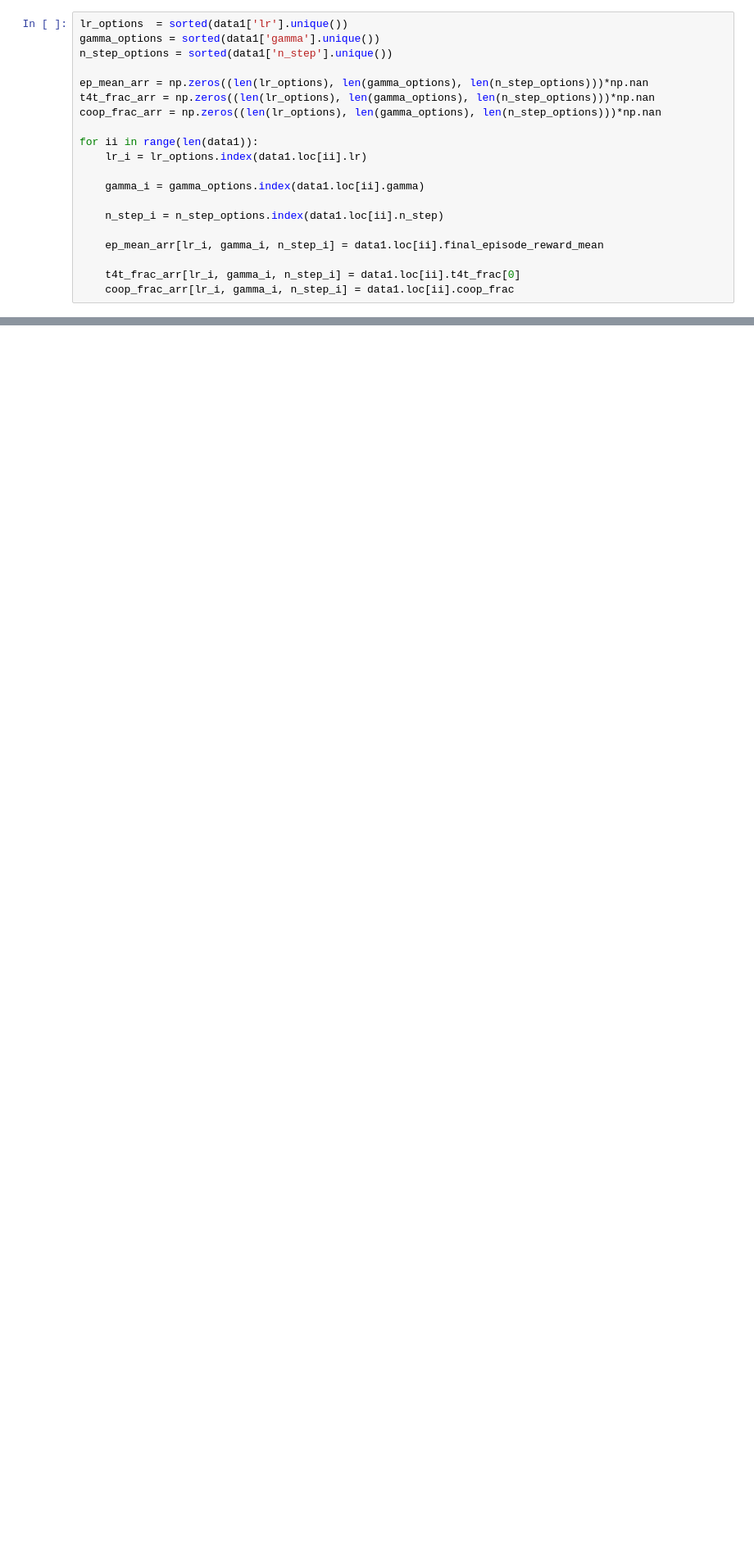
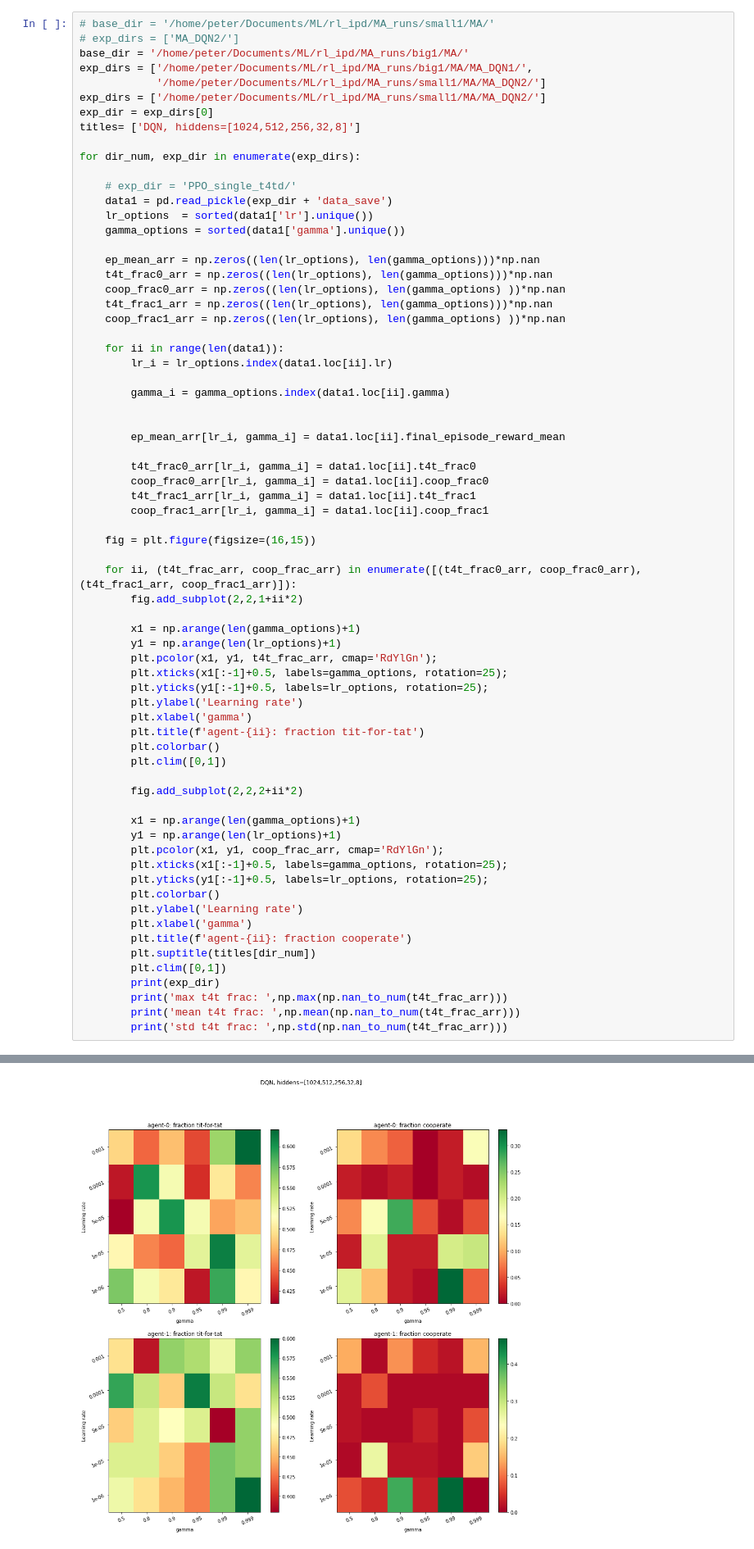
Before and after one commit to peterbarnettnz/rl-ipd, a Jupyter notebook: plot_data_multiagent.ipynb, the cells around one changed output, grey strips where cells are left out. Shown: that part at 82% size. Cells and saved outputs as stored; diff of their text form; blank space fills up the shorter version.

Commit message:
making plots nicer

```diff
--- a/plot_data_multiagent.ipynb
+++ b/plot_data_multiagent.ipynb
@@ -112,20 +13,70 @@ data1 = pd.read_pickle(base_dir + exp_dir + 'data_save')
-# %%
-lr_options  = sorted(data1['lr'].unique())
-gamma_options = sorted(data1['gamma'].unique())
-n_step_options = sorted(data1['n_step'].unique())
-
-ep_mean_arr = np.zeros((len(lr_options), len(gamma_options), len(n_step_options)))*np.nan
-t4t_frac_arr = np.zeros((len(lr_options), len(gamma_options), len(n_step_options)))*np.nan
-coop_frac_arr = np.zeros((len(lr_options), len(gamma_options), len(n_step_options)))*np.nan
-
-for ii in range(len(data1)):
-    lr_i = lr_options.index(data1.loc[ii].lr)
-
-    gamma_i = gamma_options.index(data1.loc[ii].gamma)
-
-    n_step_i = n_step_options.index(data1.loc[ii].n_step)
-
-    ep_mean_arr[lr_i, gamma_i, n_step_i] = data1.loc[ii].final_episode_reward_mean
-
-    t4t_frac_arr[lr_i, gamma_i, n_step_i] = data1.loc[ii].t4t_frac[0]
-    coop_frac_arr[lr_i, gamma_i, n_step_i] = data1.loc[ii].coop_frac
+# %%
+# base_dir = '/home/peter/Documents/ML/rl_ipd/MA_runs/small1/MA/'
+# exp_dirs = ['MA_DQN2/']
+base_dir = '/home/peter/Documents/ML/rl_ipd/MA_runs/big1/MA/'
+exp_dirs = ['/home/peter/Documents/ML/rl_ipd/MA_runs/big1/MA/MA_DQN1/',
+            '/home/peter/Documents/ML/rl_ipd/MA_runs/small1/MA/MA_DQN2/']
+exp_dirs = ['/home/peter/Documents/ML/rl_ipd/MA_runs/small1/MA/MA_DQN2/']
+exp_dir = exp_dirs[0]
+titles= ['DQN, hiddens=[1024,512,256,32,8]']
+
+for dir_num, exp_dir in enumerate(exp_dirs):
+
+    # exp_dir = 'PPO_single_t4td/'
+    data1 = pd.read_pickle(exp_dir + 'data_save')
+    lr_options  = sorted(data1['lr'].unique())
+    gamma_options = sorted(data1['gamma'].unique())
+
+    ep_mean_arr = np.zeros((len(lr_options), len(gamma_options)))*np.nan
+    t4t_frac0_arr = np.zeros((len(lr_options), len(gamma_options)))*np.nan
+    coop_frac0_arr = np.zeros((len(lr_options), len(gamma_options) ))*np.nan
+    t4t_frac1_arr = np.zeros((len(lr_options), len(gamma_options)))*np.nan
+    coop_frac1_arr = np.zeros((len(lr_options), len(gamma_options) ))*np.nan
+
+    for ii in range(len(data1)):
+        lr_i = lr_options.index(data1.loc[ii].lr)
+
+        gamma_i = gamma_options.index(data1.loc[ii].gamma)
+
+
+        ep_mean_arr[lr_i, gamma_i] = data1.loc[ii].final_episode_reward_mean
+
+        t4t_frac0_arr[lr_i, gamma_i] = data1.loc[ii].t4t_frac0
+        coop_frac0_arr[lr_i, gamma_i] = data1.loc[ii].coop_frac0
+        t4t_frac1_arr[lr_i, gamma_i] = data1.loc[ii].t4t_frac1
+        coop_frac1_arr[lr_i, gamma_i] = data1.loc[ii].coop_frac1
+
+    fig = plt.figure(figsize=(16,15))
+
+    for ii, (t4t_frac_arr, coop_frac_arr) in enumerate([(t4t_frac0_arr, coop_frac0_arr),(t4t_frac1_arr, coop_frac1_arr)]):
+        fig.add_subplot(2,2,1+ii*2)
+
+        x1 = np.arange(len(gamma_options)+1)
+        y1 = np.arange(len(lr_options)+1)
+        plt.pcolor(x1, y1, t4t_frac_arr, cmap='RdYlGn');
+        plt.xticks(x1[:-1]+0.5, labels=gamma_options, rotation=25);
+        plt.yticks(y1[:-1]+0.5, labels=lr_options, rotation=25);
+        plt.ylabel('Learning rate')
+        plt.xlabel('gamma')
+        plt.title(f'agent-{ii}: fraction tit-for-tat')
+        plt.colorbar()
+        plt.clim([0,1])
+
+        fig.add_subplot(2,2,2+ii*2)
+
+        x1 = np.arange(len(gamma_options)+1)
+        y1 = np.arange(len(lr_options)+1)
+        plt.pcolor(x1, y1, coop_frac_arr, cmap='RdYlGn');
+        plt.xticks(x1[:-1]+0.5, labels=gamma_options, rotation=25);
+        plt.yticks(y1[:-1]+0.5, labels=lr_options, rotation=25);
+        plt.colorbar()
+        plt.ylabel('Learning rate')
+        plt.xlabel('gamma')
+        plt.title(f'agent-{ii}: fraction cooperate')
+        plt.suptitle(titles[dir_num])
+        plt.clim([0,1])
+        print(exp_dir)
+        print('max t4t frac: ',np.max(np.nan_to_num(t4t_frac_arr)))
+        print('mean t4t frac: ',np.mean(np.nan_to_num(t4t_frac_arr)))
+        print('std t4t frac: ',np.std(np.nan_to_num(t4t_frac_arr)))
+# %% [output]
@@ -132 +91,2 @@ for ii in range(len(data1)):
+[figure, added]
 # %%
```
Also changed, not shown: parts of 23 cells of this notebook, 1 other file.
